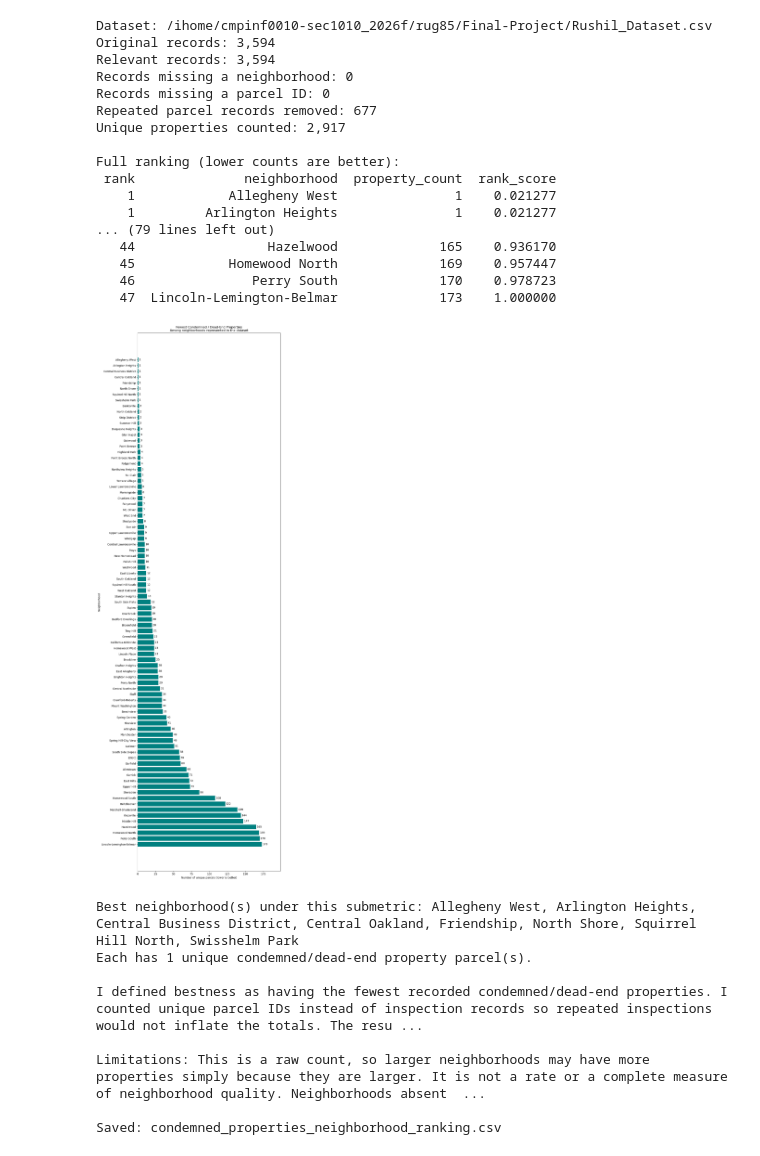
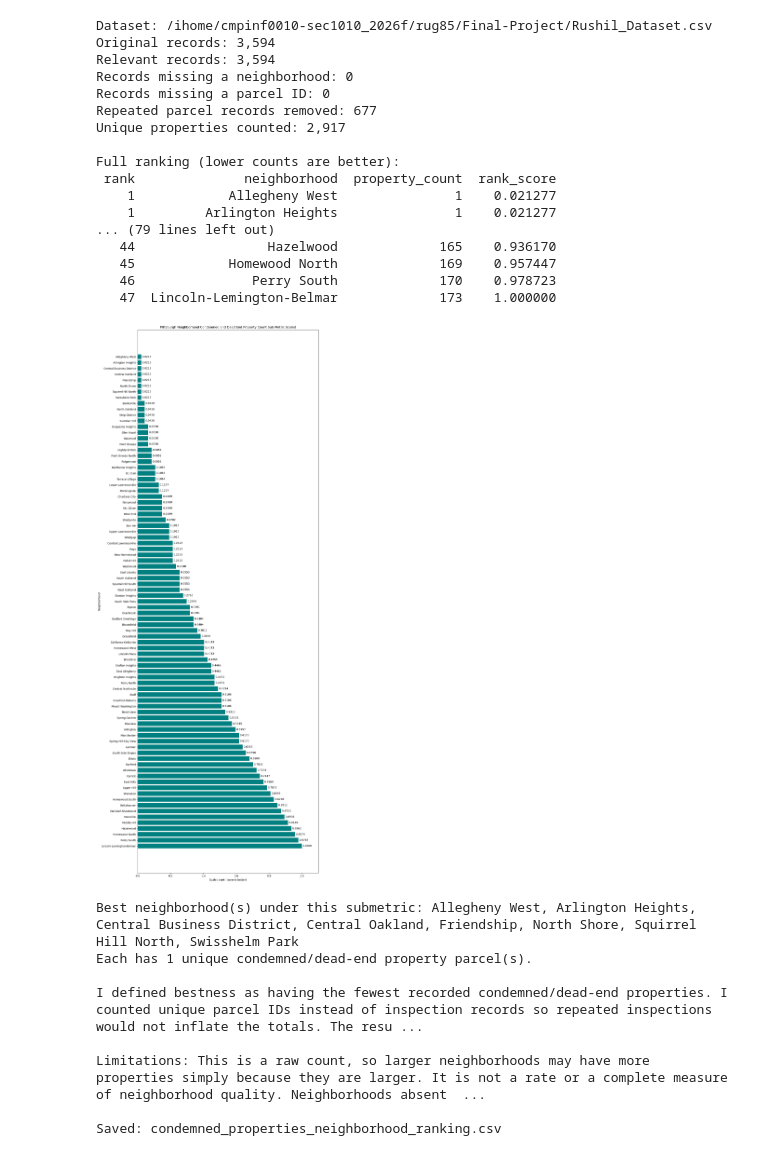
Before and after one commit to jac1093-maker/Final-Project, a Jupyter notebook: Rushil_Gupta_Personal.ipynb, the cells around one changed output. Cells and saved outputs as stored; diff of their text form; code cells hidden in the pictures.

```diff
--- a/Rushil_Gupta_Personal.ipynb
+++ b/Rushil_Gupta_Personal.ipynb
@@ -76,19 +76,22 @@ ranking = ranking[["rank", "neighborhood", "property_count", "rank_score"]]
 print("\nFull ranking (lower counts are better):")
 print(ranking.to_string(index=False))
 
-# %% Visualization
 # Include every neighborhood.
 
-plot_data = ranking
-fig, ax = plt.subplots(figsize=(10, max(5, len(plot_data) * 0.35)))
-bars = ax.barh(plot_data["neighborhood"], plot_data["property_count"], color="teal")
+# %% Visualization
+fig, ax = plt.subplots(figsize=(12, max(5, len(ranking) * 0.35)))
+
+bars = ax.barh(ranking["neighborhood"], ranking["rank_score"], color="teal")
 ax.invert_yaxis()
-ax.bar_label(bars, padding=3)
-ax.set_title("Fewest Condemned / Dead-End Properties\nAmong neighborhoods represented in the dataset")
-ax.set_xlabel("Number of unique parcels (lower is better)")
+ax.bar_label(bars, fmt="%.4f", padding=3)
+
+ax.set_title(
+    "Pittsburgh Neighborhood Condemned and Dead End Property Count Sub Metric Scaled"
+)
+ax.set_xlabel("Scaled rank (lower is better)")
 ax.set_ylabel("Neighborhood")
-ax.margins(x=0.15)
-ax.xaxis.get_major_locator().set_params(integer=True)
+ax.set_xlim(0, 1.10)
+
 fig.tight_layout()
 plt.show()
 
@@ -107,34 +110,34 @@ print(
     "\nLimitations: This is a raw count, so larger neighborhoods may have more "
     "properties simply because they are larger. It is not a rate or a complete "
     "measure of neighborhood quality. Neighborhoods absent from this file "
     "cannot automatically be assigned zero; a complete neighborhood list and "
     "confirmation of coverage would be needed. This file also does not establish "
     "coverage of locations outside Pittsburgh. Results describe this CSV snapshot."
 )
 # My personal favourite neighborhood is Allegheny West and the data too supports it as the lowest no of condemned properties are found there.
 
 # %% Save results for the group's combined analysis
 ranking.to_csv("condemned_properties_neighborhood_ranking.csv", index=False)
 print("\nSaved: condemned_properties_neighborhood_ranking.csv")
 # %% [output]
 Dataset: /ihome/cmpinf0010-sec1010_2026f/rug85/Final-Project/Rushil_Dataset.csv
 Original records: 3,594
 Relevant records: 3,594
 Records missing a neighborhood: 0
 Records missing a parcel ID: 0
 Repeated parcel records removed: 677
 Unique properties counted: 2,917
 
 Full ranking (lower counts are better):
  rank              neighborhood  property_count  rank_score
     1            Allegheny West               1    0.021277
     1         Arlington Heights               1    0.021277
 ... (79 lines left out)
    44                 Hazelwood             165    0.936170
    45            Homewood North             169    0.957447
    46               Perry South             170    0.978723
    47  Lincoln-Lemington-Belmar             173    1.000000
-[figure, old version]
+[figure, new version]
 Best neighborhood(s) under this submetric: Allegheny West, Arlington Heights, Central Business District, Central Oakland, Friendship, North Shore, Squirrel Hill North, Swisshelm Park
 Each has 1 unique condemned/dead-end property parcel(s).
 
```
